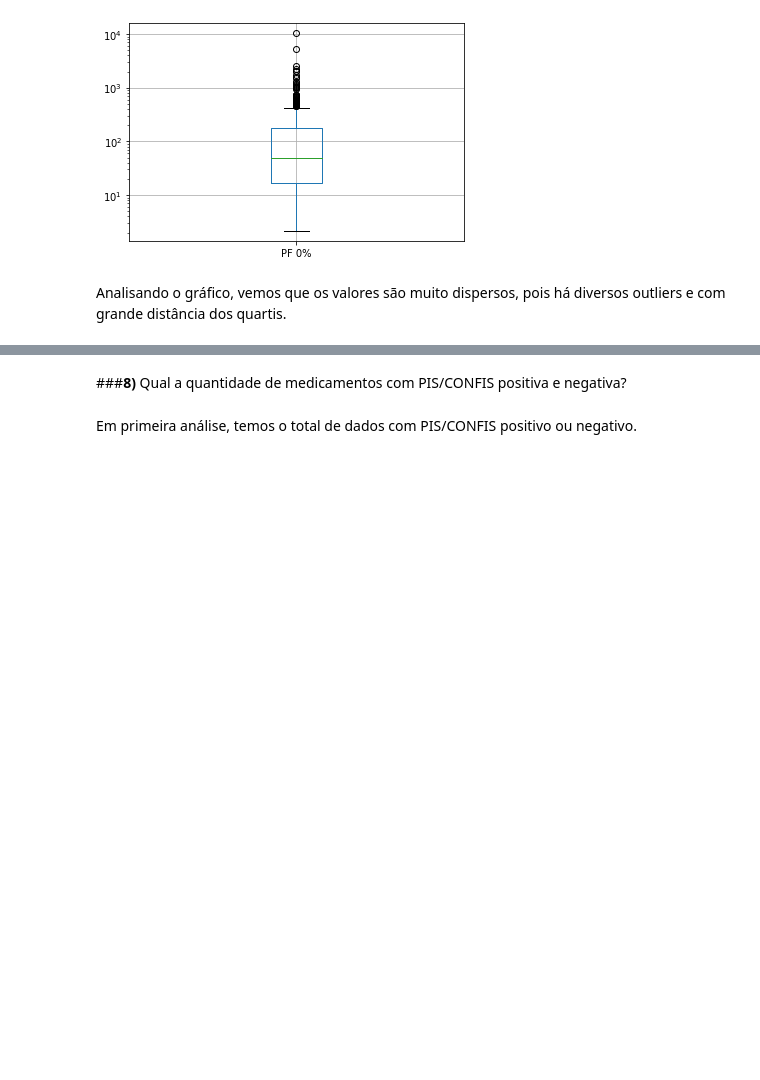
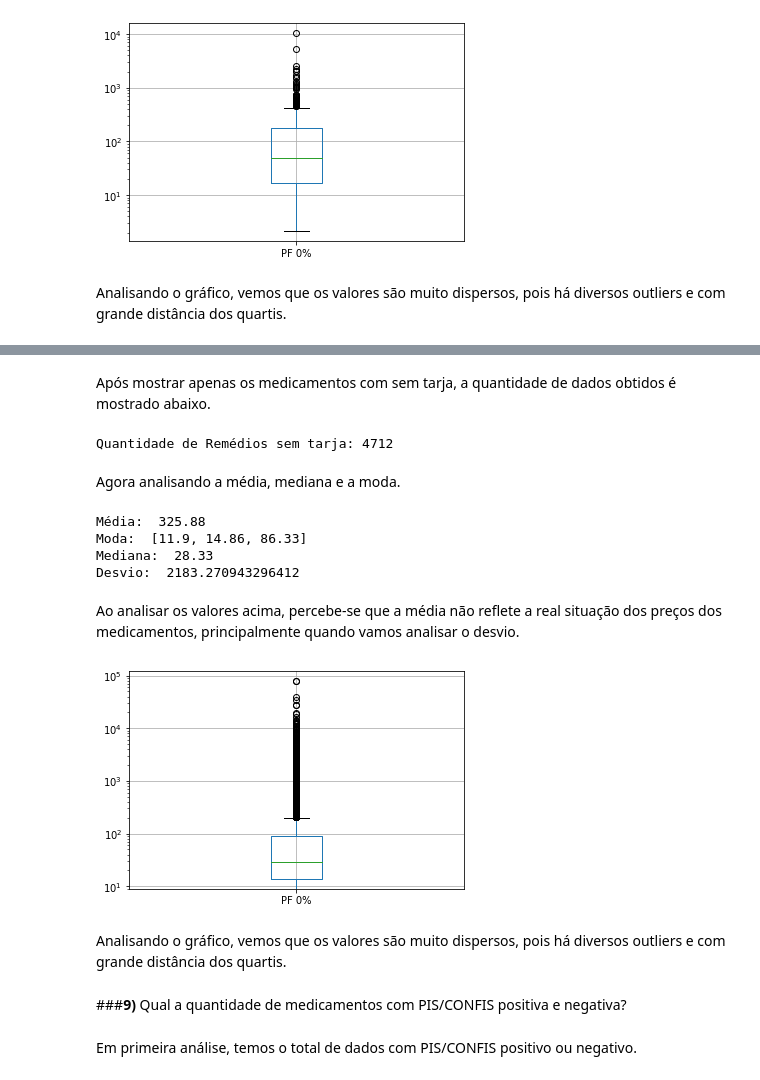
Before and after one commit to lazarobodevan/TP-CienciaDosDados-3861-3865, a Jupyter notebook: ProjetoCienciaDosDados.ipynb, the cells around one changed output, grey strips where cells are left out. Drawn from its saved outputs; the diff is of its cells as text; code cells hidden in the pictures; blank space fills up the shorter version.

```diff
--- a/ProjetoCienciaDosDados.ipynb
+++ b/ProjetoCienciaDosDados.ipynb
@@ -401,5 +407,39 @@ Analisando o gráfico, vemos que os valores são muito dispersos, pois há diver
+# %% [markdown]
+Após mostrar apenas os medicamentos com sem tarja, a quantidade de dados obtidos é mostrado abaixo.
+# %%
+novo = len(varSemTarja.index)
+print("Quantidade de Remédios sem tarja:",novo)
+# %% [output]
+Quantidade de Remédios sem tarja: 4712
+# %% [markdown]
+Agora analisando a média, mediana e a moda.
+# %%
+varSemTarja = datasetMed[datasetMed['TARJA'] == 'Sem Tarja']
+mediaTarja = varSemTarja['PF 0%'].mean()
+modaTarja = varSemTarja['PF 0%'].mode()
+medianaTarja = varSemTarja['PF 0%'].median()
+desvio = varSemTarja['PF 0%'].std()
+print("Média: ", round(mediaTarja,2))
+print("Moda: ", modaTarja.tolist())
+print("Mediana: ", medianaTarja)
+print("Desvio: ", desvio)
+# %% [output]
+Média:  325.88
+Moda:  [11.9, 14.86, 86.33]
+Mediana:  28.33
+Desvio:  2183.270943296412
+# %% [markdown]
+Ao analisar os valores acima, percebe-se que a média não reflete a real situação dos preços dos medicamentos, principalmente quando vamos analisar o desvio.
+# %%
+varSemTarja.boxplot(column=['PF 0%'])
+plt.yscale('log')
+plt.show()
+# %% [output]
+[figure, added]
+# %% [markdown]
+Analisando o gráfico, vemos que os valores são muito dispersos, pois há diversos outliers e com grande distância dos quartis.
 # %% [markdown]
-###**8)** Qual a quantidade de medicamentos com PIS/CONFIS positiva e negativa?
+###**9)** Qual a quantidade de medicamentos com PIS/CONFIS positiva e negativa?
 # %% [markdown]
 Em primeira análise, temos o total de dados com PIS/CONFIS positivo ou negativo.
 # %%
```
Also changed, not shown: parts of 7 cells of this notebook.
